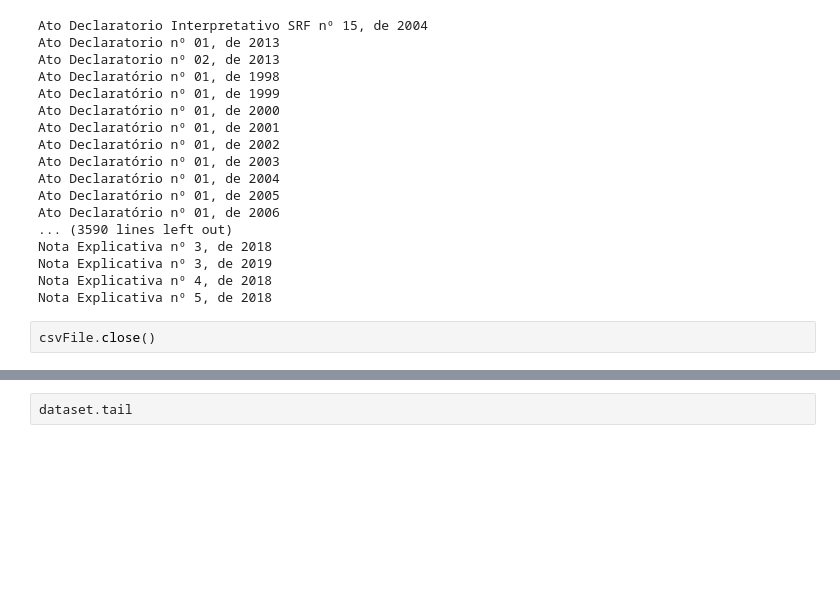
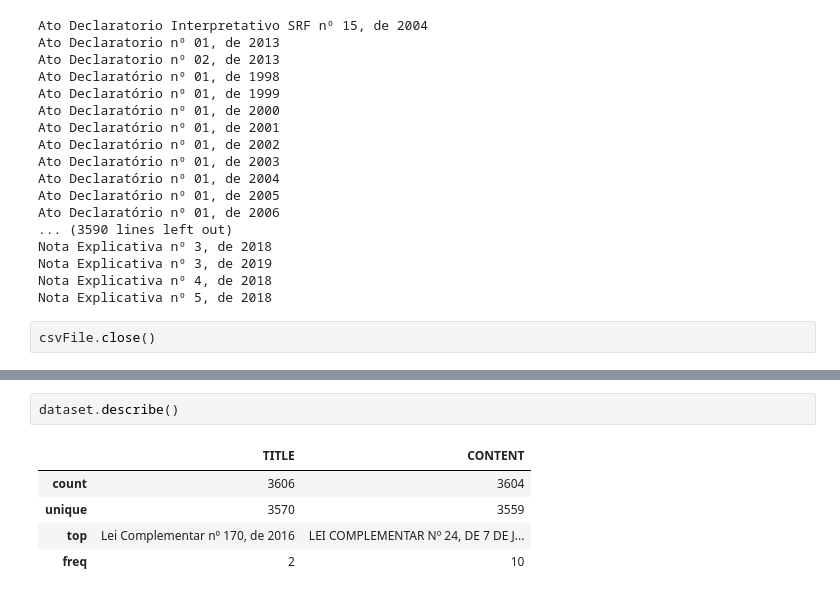
Before and after one commit to romulofff/datascience_trabalho_sefaz, a Jupyter notebook: sefaz_analysis.ipynb, the cells around one changed output, grey strips where cells are left out. Saved outputs shown, nothing was run; the diff lists cells and outputs as text; blank space fills up the shorter version.

```diff
--- a/sefaz_analysis.ipynb
+++ b/sefaz_analysis.ipynb
@@ -85,2 +111,8 @@ dataset.head()
 # %%
-dataset.tail
+dataset.describe()
+# %% [output]
+|  | TITLE | CONTENT |
+| count | 3606 | 3604 |
+| unique | 3570 | 3559 |
+| top | Lei Complementar nº 170, de 2016 | LEI COMPLEMENTAR Nº 24, DE 7 DE J... |
+| freq | 2 | 10 |
```
Also changed, not shown: parts of 9 cells of this notebook, 1 other file.
